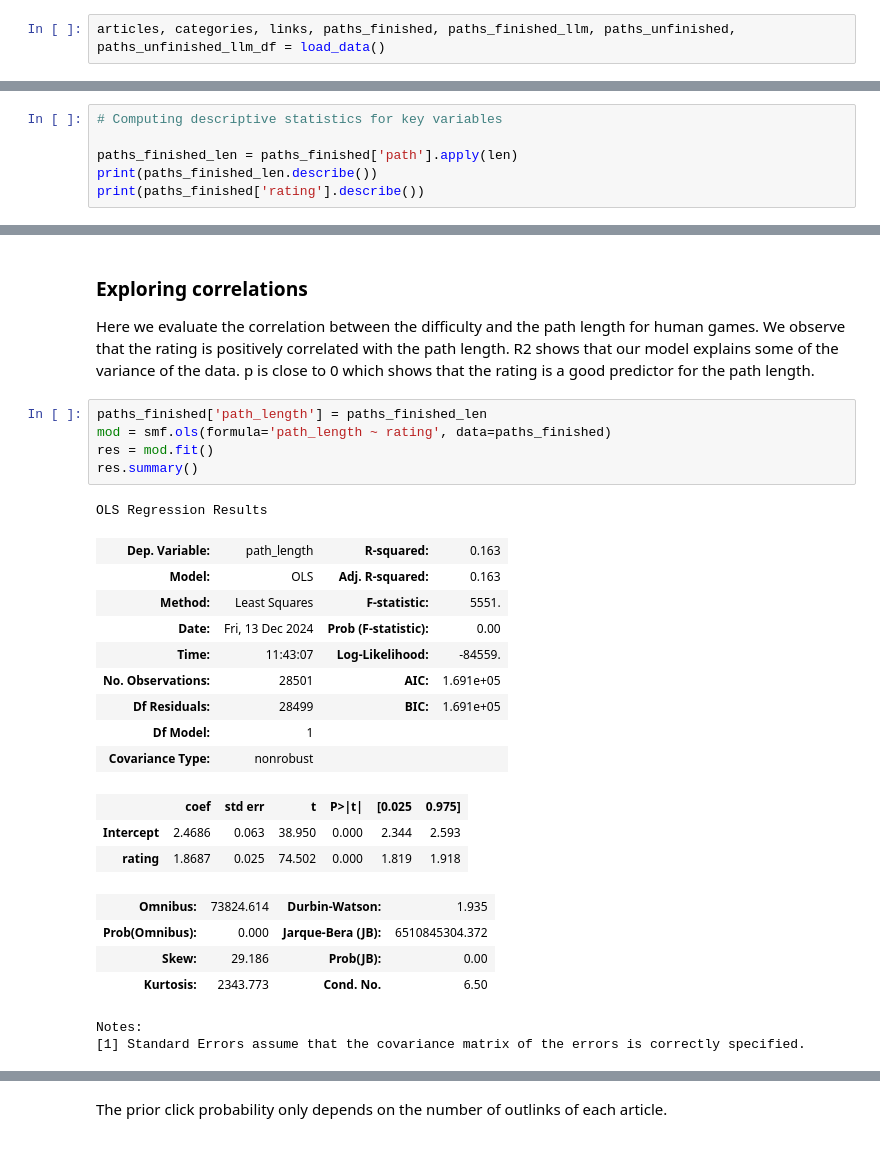
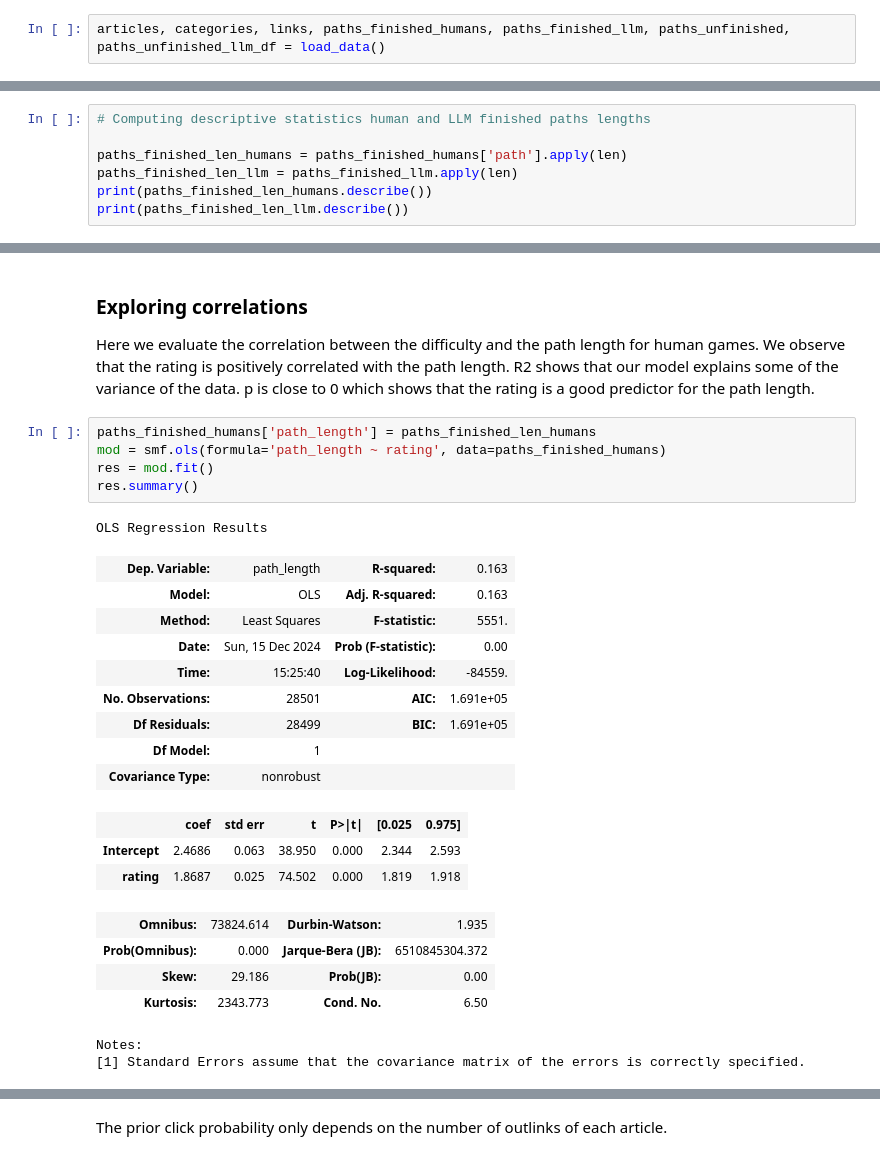
Before and after one commit to epfl-ada/ada-2024-project-adaspeedia, a Jupyter notebook: results.ipynb, the cells around one changed output, grey strips where cells are left out. Drawn from its saved outputs; the diff is of its cells as text.

```diff
--- a/results.ipynb
+++ b/results.ipynb
@@ -12,5 +14,5 @@ from src.utils.load_data import load_data
 # %%
-articles, categories, links, paths_finished, paths_finished_llm, paths_unfinished, paths_unfinished_llm_df = load_data()
+articles, categories, links, paths_finished_humans, paths_finished_llm, paths_unfinished, paths_unfinished_llm_df = load_data()
 # %% [markdown]
 ### Handling Missing Values
 
@@ -22,9 +30,10 @@ Our pipeline can handle the datasize as we do not need to handle bigger datasets
 # %%
-# Computing descriptive statistics for key variables
+# Computing descriptive statistics human and LLM finished paths lengths
 
-paths_finished_len = paths_finished['path'].apply(len)
-print(paths_finished_len.describe())
-print(paths_finished['rating'].describe())
+paths_finished_len_humans = paths_finished_humans['path'].apply(len)
+paths_finished_len_llm = paths_finished_llm.apply(len)
+print(paths_finished_len_humans.describe())
+print(paths_finished_len_llm.describe())
 # %% [output]
 count    51307.000000
 mean         6.758668
@@ -52,17 +74,17 @@ We observe that the rating is positively correlated with the path length.
 R2 shows that our model explains some of the variance of the data.
 p is close to 0 which shows that the rating is a good predictor for the path length.
 # %%
-paths_finished['path_length'] = paths_finished_len
-mod = smf.ols(formula='path_length ~ rating', data=paths_finished)
+paths_finished_humans['path_length'] = paths_finished_len_humans
+mod = smf.ols(formula='path_length ~ rating', data=paths_finished_humans)
 res = mod.fit()
 res.summary()
 # %% [output]
 OLS Regression Results
 | Dep. Variable: | path_length | R-squared: | 0.163 |
 | Model: | OLS | Adj. R-squared: | 0.163 |
 | Method: | Least Squares | F-statistic: | 5551. |
-| Date: | Fri, 13 Dec 2024 | Prob (F-statistic): | 0.00 |
-| Time: | 11:43:07 | Log-Likelihood: | -84559. |
+| Date: | Sun, 15 Dec 2024 | Prob (F-statistic): | 0.00 |
+| Time: | 15:25:40 | Log-Likelihood: | -84559. |
 | No. Observations: | 28501 | AIC: | 1.691e+05 |
 | Df Residuals: | 28499 | BIC: | 1.691e+05 |
 | Df Model: | 1 |  |  |
```
Also changed, not shown: parts of 22 cells of this notebook, 2 other files.
